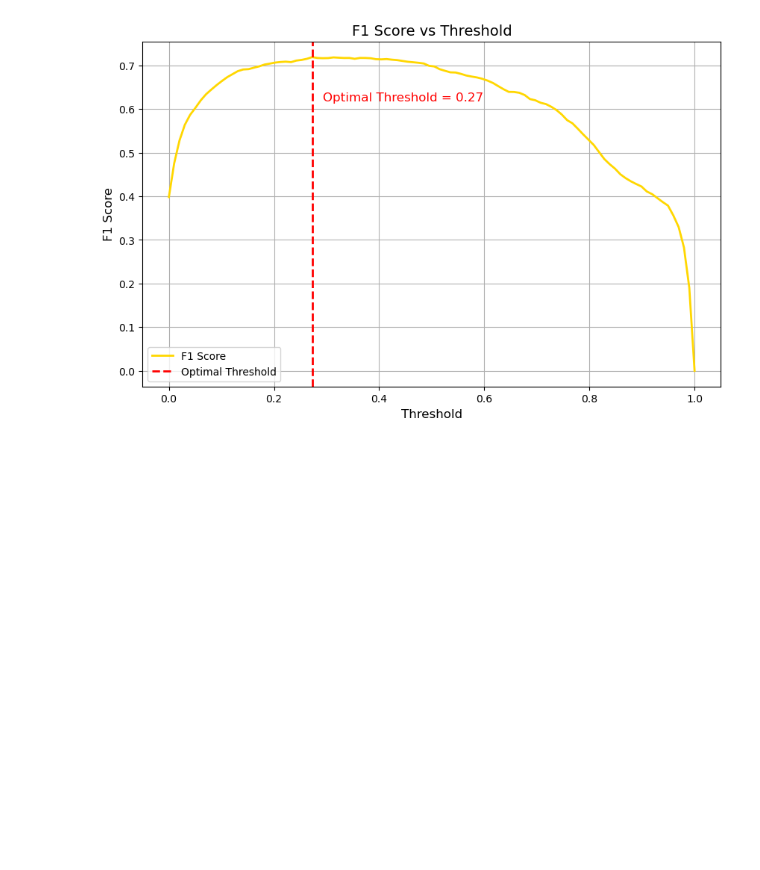
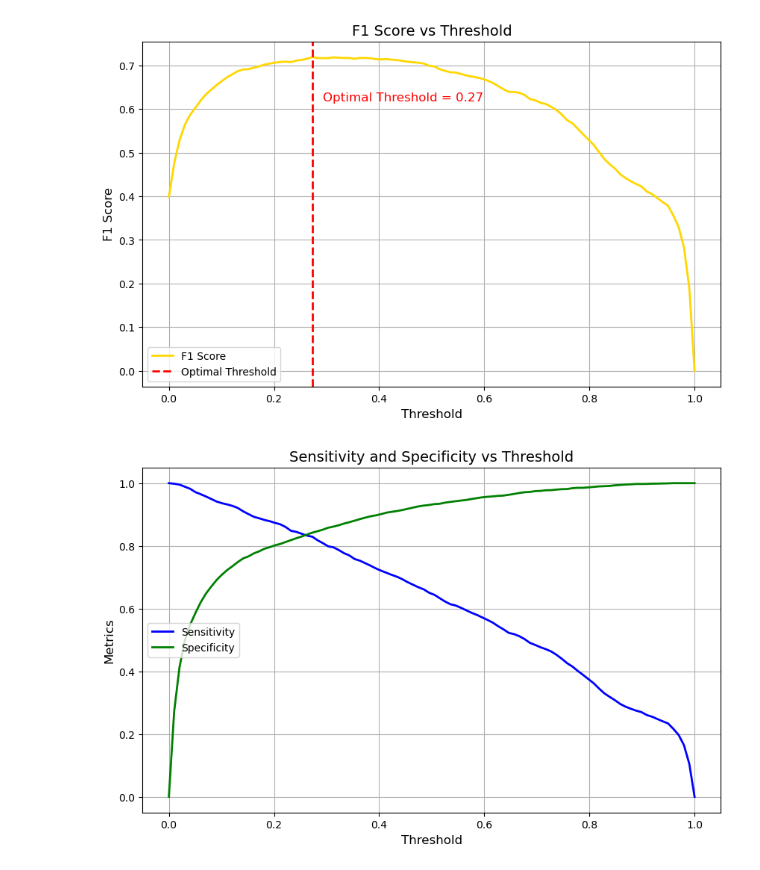
Before and after one commit to keitaVigano/income_classification, a Jupyter notebook: notebook/modeling.ipynb, the cells around one changed output. Drawn from its saved outputs; the diff is of its cells as text; code cells hidden in the pictures; blank space fills up the shorter version.

Commit message:
Fine tune with sensitivity instead of F1 score

```diff
--- a/notebook/modeling.ipynb
+++ b/notebook/modeling.ipynb
@@ -222,7 +223,7 @@ grid_search_knn = GridSearchCV(
     knn_pipeline,
     param_grid=param_grid_knn,
     cv=5,
-    scoring=make_scorer(f1_score, pos_label=1),
+    scoring=make_scorer(recall_score, pos_label=1),
     verbose=1,
     n_jobs=-1
 )
@@ -240,7 +241,7 @@ print("\nClassification Report:")
 print(classification_report(test_labels, y_pred_knn))
 
 knn_filename = "models/knn_model_nuovo.pkl"
-joblib.dump(grid_search_knn.best_estimator_, knn_filename)  # Salviamo il modello ottimizzato
+joblib.dump(grid_search_knn.best_estimator_, knn_filename)
 print(f"KNN model saved as {knn_filename}")
 # %% [output]
 Fitting 5 folds for each of 6 candidates, totalling 30 fits
@@ -283,7 +284,7 @@ preprocessor_nb = ColumnTransformer(
 model = GaussianNB()
 
 naive_bayes_pipeline = Pipeline(steps=[
-    ('preprocessor', preprocessor),
+    ('preprocessor', preprocessor_nb),
     ('var_thresh', VarianceThreshold(threshold=0.01)),
     ('model', model)
 ])
@@ -292,11 +293,12 @@ param_grid_nb = {
     'model__var_smoothing': [1e-9, 1e-8, 1e-7, 1e-6]
 }
 
+# GridSearchCV
 grid_search_nb = GridSearchCV(
     naive_bayes_pipeline,
     param_grid=param_grid_nb,
     cv=10,
-    scoring=make_scorer(f1_score, pos_label=1),
+    scoring=make_scorer(recall_score, pos_label=1),
     verbose=1
 )
 
@@ -368,7 +370,7 @@ grid_search_bagging = GridSearchCV(
     bagging_pipeline,
     param_grid=param_grid_bagging,
     cv=5,
-    scoring=make_scorer(f1_score, pos_label=1),
+    scoring=make_scorer(recall_score, pos_label=1),
     verbose=1,
     n_jobs=-1
 )
@@ -437,7 +439,7 @@ grid_search_gb = GridSearchCV(
     gradient_boosting_pipeline,
     param_grid=param_grid_gb,
     cv=5,
-    scoring=make_scorer(f1_score, pos_label=1),
+    scoring=make_scorer(recall_score, pos_label=1),
     verbose=1,
     n_jobs=-1
 )
@@ -673,3 +675,33 @@ plt.grid(True)
 plt.show()
 # %% [output]
 [figure]
+# %%
+y_true = test_labels
+y_scores = grid_search_gb.predict_proba(test_features)[:, 1]
+
+thresholds = np.linspace(0, 1, 100)
+sensitivities = []
+specificities = []
+
+for threshold in thresholds:
+    y_pred = (y_scores >= threshold).astype(int)
+
+    tn, fp, fn, tp = confusion_matrix(y_true, y_pred).ravel()
+    sensitivity = tp / (tp + fn)  # True Positive Rate
+    specificity = tn / (tn + fp)  # True Negative Rate
+
+    sensitivities.append(sensitivity)
+    specificities.append(specificity)
+
+plt.figure(figsize=(10, 6))
+plt.plot(thresholds, sensitivities, label='Sensitivity', color='blue', linewidth=2)
+plt.plot(thresholds, specificities, label='Specificity', color='green', linewidth=2)
+
+plt.title("Sensitivity and Specificity vs Threshold", fontsize=14)
+plt.xlabel("Threshold", fontsize=12)
+plt.ylabel("Metrics", fontsize=12)
+plt.legend(loc='center left', fontsize=10)
+plt.grid(True)
+plt.show()
+# %% [output]
+[figure, added]
```
Also changed, not shown: parts of 6 cells of this notebook, 6 other files.
